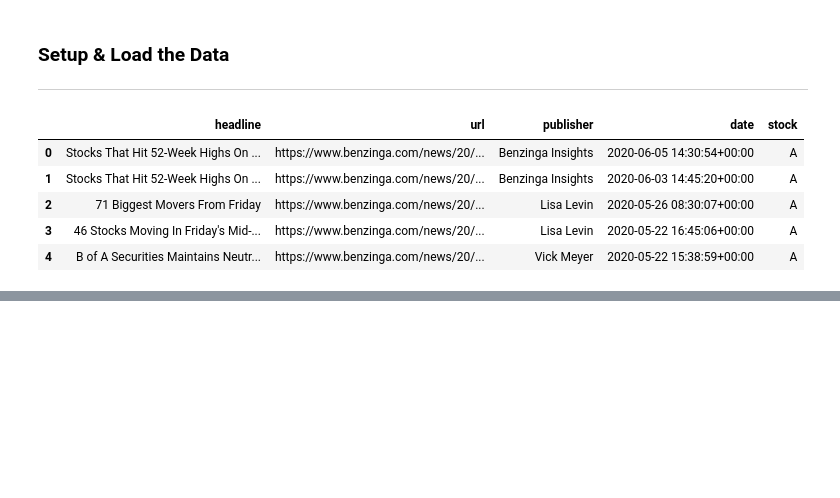
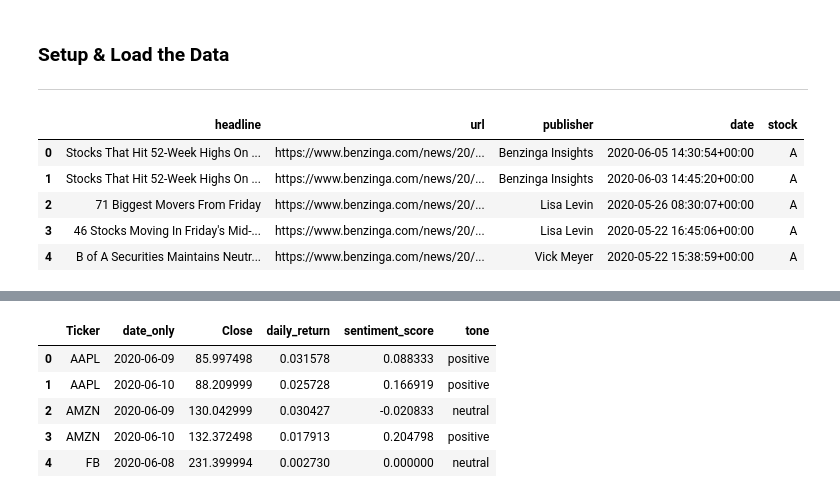
Before and after one commit to OliyadTeshome/News_Sentiment_Driven_Price_Prediction, a Jupyter notebook: notebooks/Sentiment_analysis.ipynb, the cells around one changed output, grey strips where cells are left out. Drawn from its saved outputs; the diff is of its cells as text; code cells hidden in the pictures; blank space fills up the shorter version.

```diff
--- a/notebooks/Sentiment_analysis.ipynb
+++ b/notebooks/Sentiment_analysis.ipynb
@@ -109,0 +127,41 @@ df_daily_sentiment.head()
+# %%
+# Convert 'Date' column to datetime and extract just the date part for alignment
+df_historical['date_only'] = pd.to_datetime(df_historical['Date']).dt.date
+
+# Filter for selected stocks
+filtered_prices = df_historical[df_historical['Ticker'].isin(selected_stocks)].copy()
+
+# Sort for correct pct_change calculation
+filtered_prices.sort_values(['Ticker', 'date_only'], inplace=True)
+
+# Calculate daily returns for each stock
+filtered_prices['daily_return'] = filtered_prices.groupby('Ticker')['Close'].pct_change()
+
+# Align with sentiment data: keep only dates present in daily_sentiment
+aligned_returns = filtered_prices.merge(
+    daily_sentiment,
+    left_on=['Ticker', 'date_only'],
+    right_on=['stock', 'date_only'],
+    how='inner'
+)[['Ticker', 'date_only', 'Close', 'daily_return', 'sentiment_score']]
+
+# Define a function to categorize sentiment scores into tones
+def tone_from_score(score):
+    if score > 0.05:
+        return 'positive'
+    elif score < -0.05:
+        return 'negative'
+    else:
+        return 'neutral'
+
+aligned_returns['tone'] = aligned_returns['sentiment_score'].apply(tone_from_score)
+aligned_returns.head()
+
+aligned_returns.head()
+# %% [output]
+|  | Ticker | date_only | Close | daily_return | sentiment_score | tone |
+| 0 | AAPL | 2020-06-09 | 85.997498 | 0.031578 | 0.088333 | positive |
+| 1 | AAPL | 2020-06-10 | 88.209999 | 0.025728 | 0.166919 | positive |
+| 2 | AMZN | 2020-06-09 | 130.042999 | 0.030427 | -0.020833 | neutral |
+| 3 | AMZN | 2020-06-10 | 132.372498 | 0.017913 | 0.204798 | positive |
+| 4 | FB | 2020-06-08 | 231.399994 | 0.002730 | 0.000000 | neutral |
```
Also changed, not shown: parts of 17 cells of this notebook.
